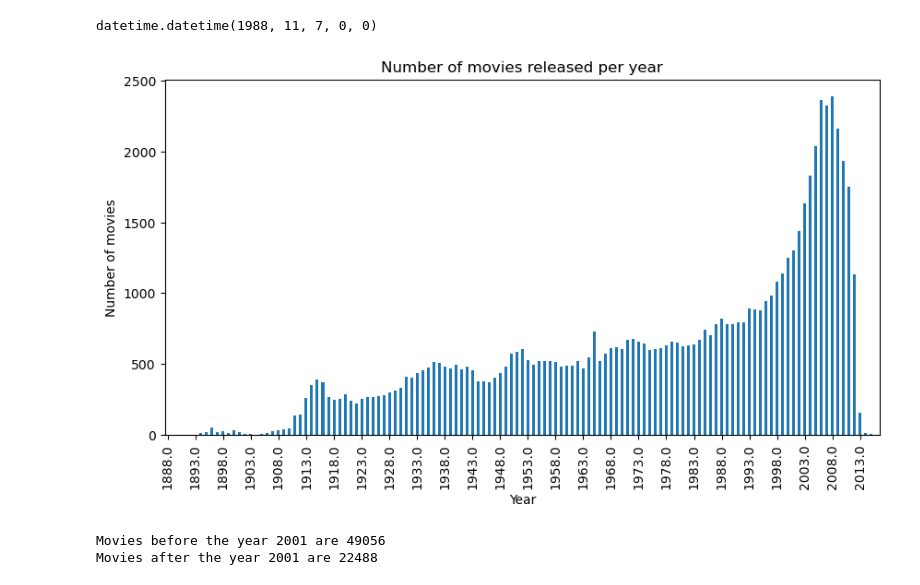
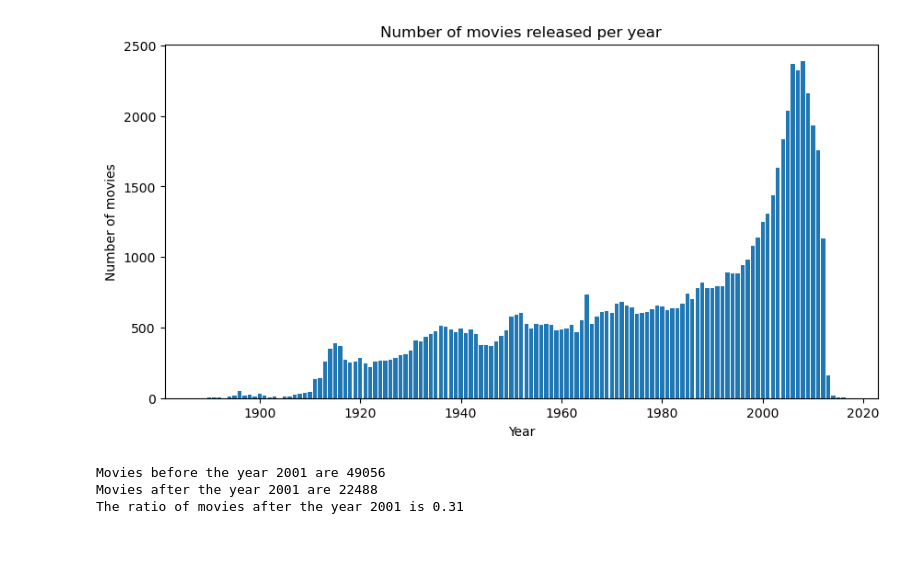
Before and after one commit to epfl-ada/ada-2023-project-pinacolada, a Jupyter notebook: P2.ipynb, the cells around one changed output. Saved outputs shown, nothing was run; the diff lists cells and outputs as text; code cells hidden in the pictures; blank space fills up the shorter version.

```diff
--- a/P2.ipynb
+++ b/P2.ipynb
@@ -1,9 +7,11 @@
+# %%
+# folders of imported files
+folder_std = r'C:\Users\filip\Documents\EPFL\3_sem\ADA\project\P2\MovieSummaries'
+folder_add = r'C:\Users\filip\Documents\EPFL\3_sem\ADA\project\P2\Added_df'
 # %%
-import pandas as pd
-
+# import data. We will use the movie.metadata.tsv file
 col_names = ['wikiID','freeID','movie_name','release_date','revenue','runtime','languages','countries','genres']
-folder = r'C:\Users\filip\Documents\EPFL\3_sem\ADA\project\P2\MovieSummaries'
-movies = pd.read_csv(folder + "\\movie.metadata.tsv",sep='\t',names=col_names)
+movies = pd.read_csv(folder_std + "\\movie.metadata.tsv",sep='\t',names=col_names)
 movies.head()
 # %% [output]
 |  | wikiID | freeID | movie_name | release_date | revenue | runtime | languages | countries | genres |
@@ -12,9 +20,4 @@ movies.head()
 | 2 | 28463795 | /m/0crgdbh | Brun bitter | 1988 | NaN | 83.0 | {"/m/05f_3": "Norwegian Language"} | {"/m/05b4w": "Norway"} | {"/m/0lsxr": "Crime Fiction", "/m... |
 | 3 | 9363483 | /m/0285_cd | White Of The Eye | 1987 | NaN | 110.0 | {"/m/02h40lc": "English Language"} | {"/m/07ssc": "United Kingdom"} | {"/m/01jfsb": "Thriller", "/m/0gl... |
 | 4 | 261236 | /m/01mrr1 | A Woman in Flames | 1983 | NaN | 106.0 | {"/m/04306rv": "German Language"} | {"/m/0345h": "Germany"} | {"/m/07s9rl0": "Drama"} |
-# %%
-from dateutil.parser import parse
-parse(movies['release_date'].iloc[2])
-# %% [output]
-datetime.datetime(1988, 11, 7, 0, 0)
 # %%
@@ -24,16 +28,17 @@ second_format = pd.to_datetime(movies['release_date'][mask],format='%Y',errors='
 release_date[mask] = second_format
 movies['release_date'] = release_date
 # %%
-import seaborn as sns
-import matplotlib.pyplot as plt
-import numpy as np
-yearly_movies = movies.groupby(movies['release_date'].dt.year)['release_date'].count()
-yearly_movies.plot(kind='bar',figsize=(10,5))
-# plot 1 year every 10 years as x ticks
-plt.xticks(np.arange(0, len(yearly_movies), 5))
+# we want to plot the number of movies released per year
+# we group by year and count the number of movies
+yearly_movies = movies.groupby(movies['release_date'].dt.year)['release_date'].count().reset_index(name='count')
+
+
+# plot the number of movies per year
+plt.figure(figsize=(10,5))
+plt.bar(yearly_movies['release_date'],yearly_movies['count'])
 plt.xlabel('Year')
 plt.ylabel('Number of movies')
 plt.title('Number of movies released per year')
 plt.show()
 # %% [output]
-[figure, old version]
+[figure, new version]
@@ -42,8 +45,11 @@ yearly_movies = yearly_movies.reset_index(name='count').sort_values(['count'])
 # %%
+# we want to know how many movies were released before and after the year 2001, since this is the year of the twin towers attack
 count_before2001 = yearly_movies[yearly_movies['release_date']<2001]['count'].sum()
 count_after2001 = yearly_movies[yearly_movies['release_date']>=2001]['count'].sum()
 print(f'Movies before the year 2001 are {count_before2001}')
 print(f'Movies after the year 2001 are {count_after2001}')
+print(f'The ratio of movies after the year 2001 is {count_after2001/(count_after2001+ count_before2001):.2}')
 # %% [output]
 Movies before the year 2001 are 49056
 Movies after the year 2001 are 22488
+The ratio of movies after the year 2001 is 0.31
```
Also changed, not shown: parts of 18 cells of this notebook.
